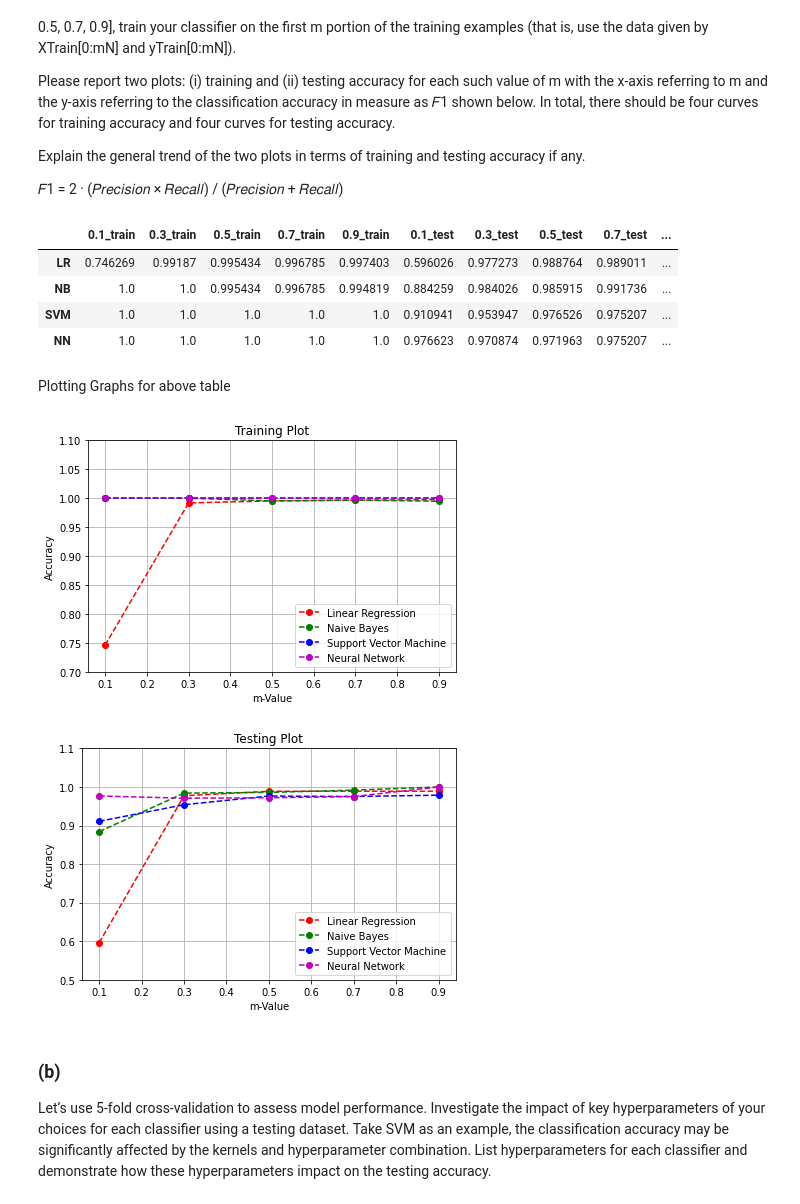
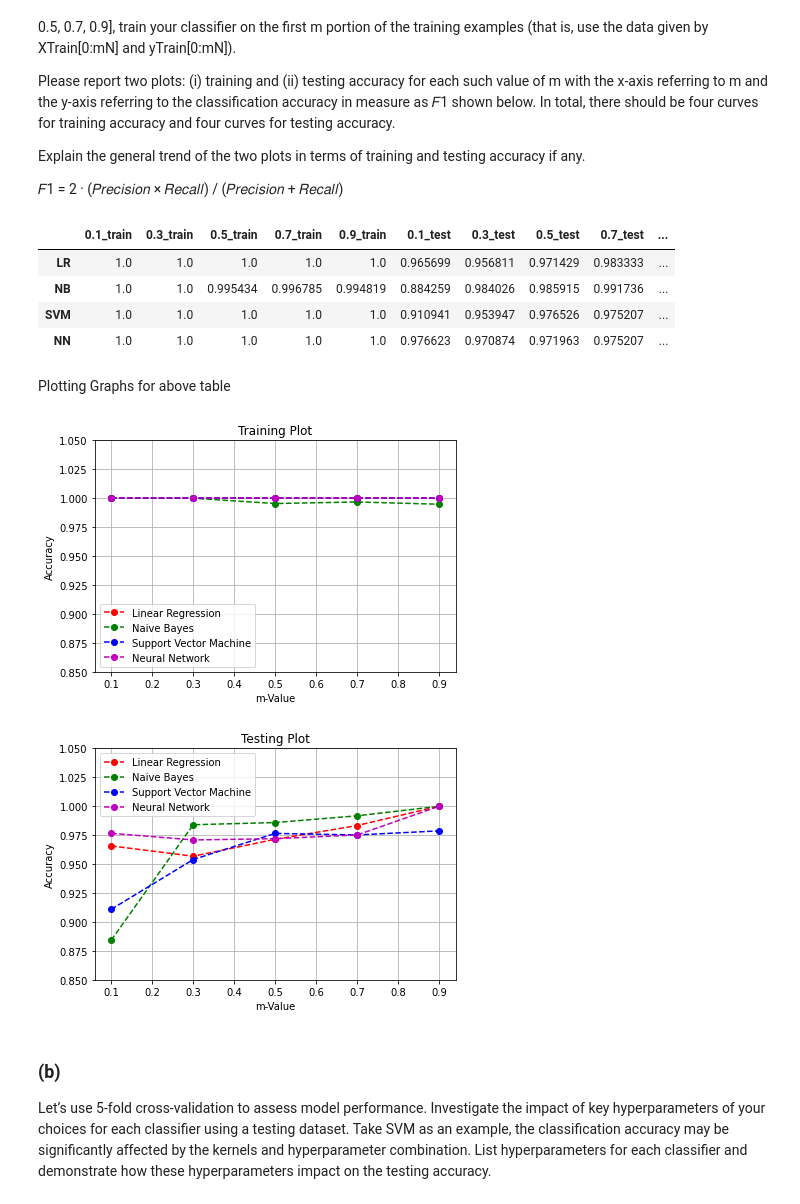
Before and after one commit to waldosingleton/Assignment_3, a Jupyter notebook: A3 Clean Up.ipynb, the cells around one changed output. Drawn from its saved outputs; the diff is of its cells as text; code cells hidden in the pictures.

```diff
--- a/A3 Clean Up.ipynb
+++ b/A3 Clean Up.ipynb
@@ -48,7 +47,7 @@ testDF = pd.read_csv("test.csv", skiprows=0, header=0, na_values= "", dtype=str)
 # %% [markdown]
 Vectorize Data
 # %%
-articles_text = df["Text"].to_numpy()
+articles_text = trainDF["Text"].to_numpy()
 
 #select 5 random articles for task 1
 random_sample = random.sample(list(articles_text), 5)
@@ -279,3 +348,14 @@ classifier
 (ii) top-20 words that maximize the following quantity
 
 Which list of [𝑃(𝑋𝑤=1|𝑌=𝑦) / 𝑃(𝑋𝑤=1|𝑌≠𝑦)] words describe the two classes better? Briefly explain your reasoning.
+# %%
+# X_train is vectorised features, Y_train is the classes of each row / target variable
+X_train = vector1
+target_col = trainDF["Category"]
+Y_train = target_col.to_numpy()
+
+NB_clf = MultinomialNB()
+NB_clf.fit(X_train, Y_train)
+
+# Training accuracy
+train_acc = NB_clf.score(X_train, Y_train)
@@ -441,20 +612,14 @@ NUM_ARTICLES = vector1.shape[0]
 training_accuracies = {}
 testing_accuracies = {}
 
-# Transform the data into a format that can be used by the classifier
-text_transformer = TfidfVectorizer()
-X_train_text = text_transformer.fit_transform(trainDF['Text'])
-X_test_text = text_transformer.transform(testDF['Text'])
-
 for m_value in m:
     TRAIN_LENGTH = floor(m_value * NUM_ARTICLES)
+    VECTOR_ARRAY = vector1
     # Test how differing sizes of training set data affect test/train accuracy
-    X_train = X_train_text[0:TRAIN_LENGTH]  # First TRAIN_LENGTH articles
-    Y_train = trainDF['Category'][0:TRAIN_LENGTH] # First TRAIN_LENGTH categories
-
-    # Test Data Unchanged
-    X_test = X_test_text    # All test data text
-    Y_test = testDF['Category'] # All test data categories
+    X_train = VECTOR_ARRAY[0:TRAIN_LENGTH]  # First TRAIN_LENGTH articles
+    X_test = VECTOR_ARRAY[TRAIN_LENGTH:]
+    Y_train = trainDF["Category"].to_list()[:TRAIN_LENGTH]
+    Y_test = trainDF["Category"].to_list()[TRAIN_LENGTH:]
 
     # Train & Fit LR Model
     logreg = LogisticRegression(penalty='l2', solver='lbfgs', C=m_value, multi_class='multinomial')
@@ -545,7 +710,7 @@ testing_output = pd.concat(objs=[testing_output, pd.DataFrame(testing_accuracies
 pd.merge(training_output, testing_output, left_index=True, right_index=True, suffixes=('_train', '_test'))
 # %% [output]
 |  | 0.1_train | 0.3_train | 0.5_train | 0.7_train | 0.9_train | 0.1_test | 0.3_test | 0.5_test | 0.7_test | ... |
-| LR | 0.746269 | 0.99187 | 0.995434 | 0.996785 | 0.997403 | 0.596026 | 0.977273 | 0.988764 | 0.989011 | ... |
+| LR | 1.0 | 1.0 | 1.0 | 1.0 | 1.0 | 0.965699 | 0.956811 | 0.971429 | 0.983333 | ... |
 | NB | 1.0 | 1.0 | 0.995434 | 0.996785 | 0.994819 | 0.884259 | 0.984026 | 0.985915 | 0.991736 | ... |
 | SVM | 1.0 | 1.0 | 1.0 | 1.0 | 1.0 | 0.910941 | 0.953947 | 0.976526 | 0.975207 | ... |
 | NN | 1.0 | 1.0 | 1.0 | 1.0 | 1.0 | 0.976623 | 0.970874 | 0.971963 | 0.975207 | ... |
@@ -555,37 +720,37 @@ Plotting Graphs for above table
 #Training Plot
 
 plt.plot(m, training_output.iloc[0].to_numpy(), '--ro', label='Linear Regression')
 plt.plot(m, training_output.iloc[1].to_numpy(), '--go', label='Naive Bayes')
 plt.plot(m, training_output.iloc[2].to_numpy(), '--bo', label='Support Vector Machine')
 plt.plot(m, training_output.iloc[3].to_numpy(), '--mo', label='Neural Network')
 
 plt.legend()
 plt.xlabel("m-Value")
 plt.ylabel("Accuracy")
-plt.ylim([0.7, 1.1])
+plt.ylim([0.85, 1.05])
 plt.grid()
 plt.tight_layout()
 plt.title("Training Plot")
 plt.show()
 
 #Testing Plot
 
 plt.plot(m, testing_output.iloc[0].to_numpy(), '--ro', label='Linear Regression')
 plt.plot(m, testing_output.iloc[1].to_numpy(), '--go', label='Naive Bayes')
 plt.plot(m, testing_output.iloc[2].to_numpy(), '--bo', label='Support Vector Machine')
 plt.plot(m, testing_output.iloc[3].to_numpy(), '--mo', label='Neural Network')
 
 plt.legend()
 plt.xlabel("m-Value")
 plt.ylabel("Accuracy")
-plt.ylim([0.5, 1.1])
+plt.ylim([0.85, 1.05])
 plt.grid()
 plt.tight_layout()
 plt.title("Testing Plot")
 plt.show()
 # %% [output]
-[figure, old version]
+[figure, new version]
-[figure, old version]
+[figure, new version]
 # %% [markdown]
 ### (b)
 Let’s use 5-fold cross-validation to assess model performance. Investigate the impact of key
```
Also changed, not shown: parts of 22 cells of this notebook.
